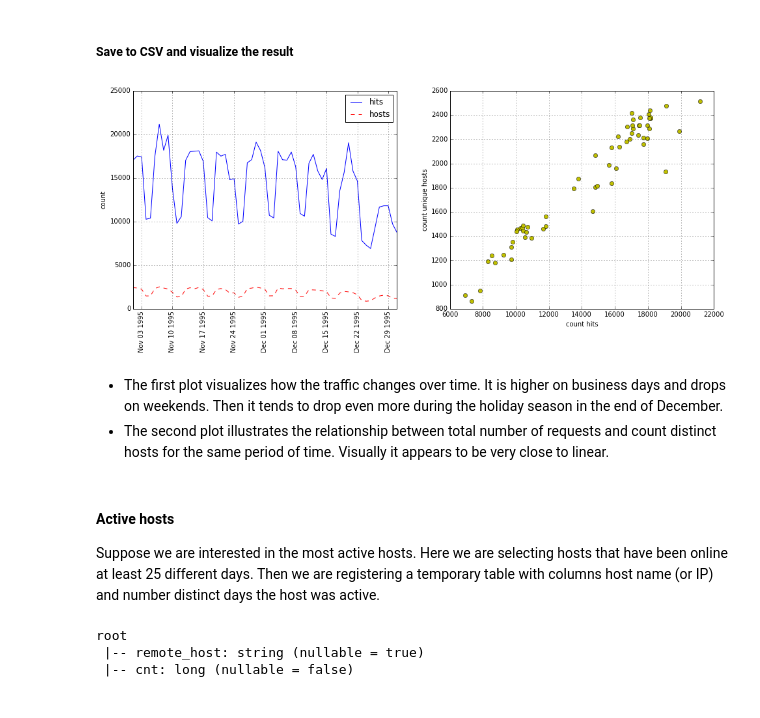
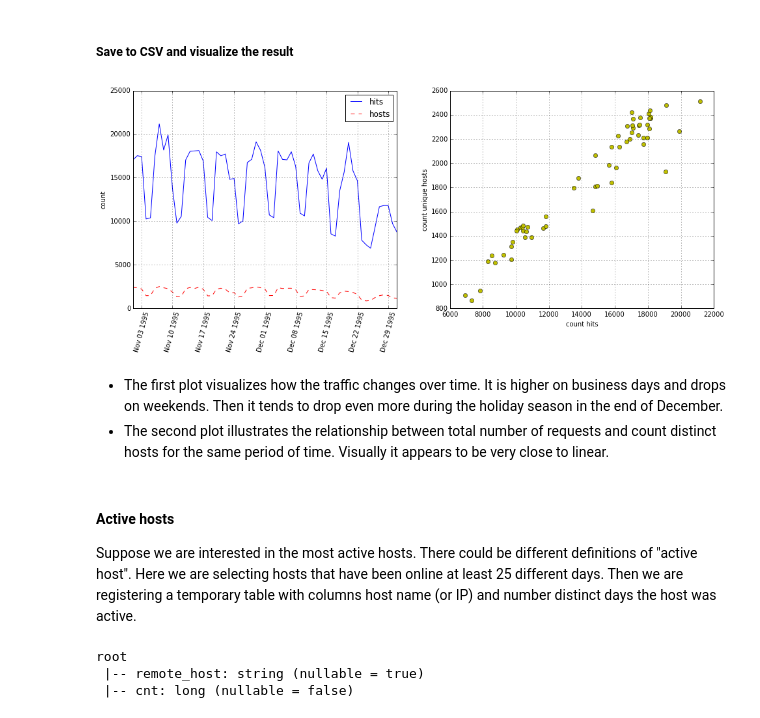
Before and after one commit to sgcom/spark-web-log-analysis, a Jupyter notebook: UofS_Logs_2_Explore.ipynb, the cells around one changed output. Cells and saved outputs as stored; diff of their text form; code cells hidden in the pictures.

Commit message:
Added more queries and plots.

```diff
--- a/UofS_Logs_2_Explore.ipynb
+++ b/UofS_Logs_2_Explore.ipynb
@@ -417,36 +504,35 @@ only showing top 10 rows
 #
 
 result2 = map(
     lambda x: ['%4d-%02d-%02d' %
                (x.date.year, x.date.month, x.date.day),
                week_day_map[x.week_day],
                x.cnt_hits,
                x.cnt_hosts],
     novdec_c)
 
 write_to_csv('cnt_requests_per_day_nov_dec.csv', ['date', 'week_day', 'cnt_hits', 'cnt_hosts'], result2)
 
 v_date     = map(lambda x: datetime.date(x[0].year, x[0].month, x[0].day), novdec_c)
 v_cnt_hits = map(lambda x: x[2], novdec_c)
 v_cnt_hosts= map(lambda x: x[3], novdec_c)
 
 fig1 = plt.figure(figsize = (16,6))
 plt.subplot(1,2,1)
 plt.plot(v_date,v_cnt_hits,'b-',label='hits')
 plt.plot(v_date,v_cnt_hosts,'r--',label='hosts')
-plt.xticks(rotation='vertical')
+plt.xticks(rotation=75)
 plt.grid(True)
 plt.legend(loc='upper right')
-#plt.xlabel('day')
 plt.ylabel('count')
 plt.subplot(1,2,2)
 plt.plot(v_cnt_hits, v_cnt_hosts, 'yo')
 plt.grid(True)
 plt.xlabel('count hits')
 plt.ylabel('count unique hosts')
 plt.show()
 # %% [output]
-[figure, old version]
+[figure, new version]
 # %% [markdown]
  * The first plot visualizes how the traffic changes over time. It is higher on business days and drops on weekends. Then it tends to drop even more during the holiday season in the end of December.
  * The second plot illustrates the relationship between total number of requests and count distinct hosts for the same period of time. Visually it appears to be very close to linear.
@@ -454,6 +540,7 @@ plt.show()
 #### Active hosts
 
 Suppose we are interested in the most active hosts.
+There could be different definitions of "active host".
 Here we are selecting hosts that have been online at least 25 different days.
 Then we are registering a temporary table with columns host name (or IP) and number distinct days the host was active.
 # %%
```
Also changed, not shown: parts of 21 cells of this notebook.
